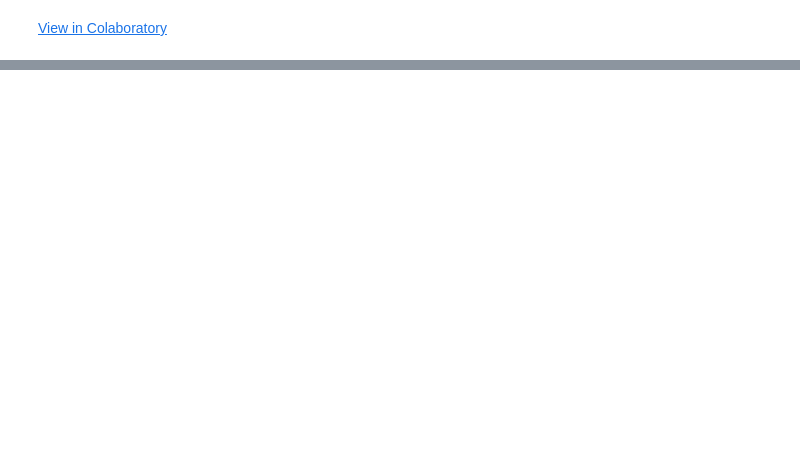
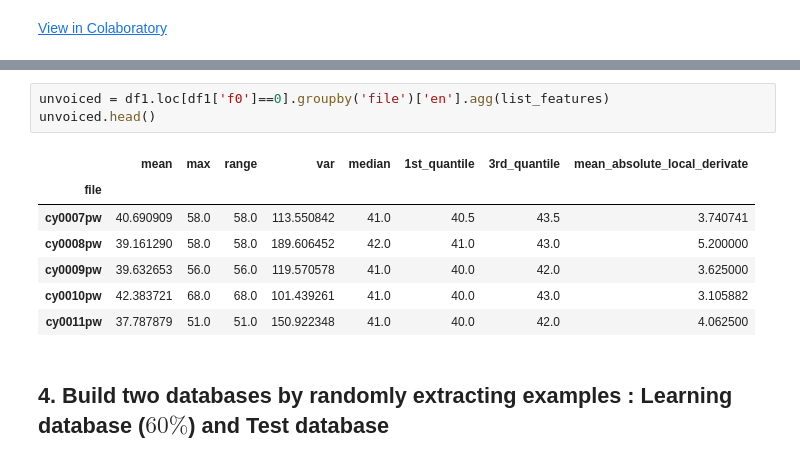
Before and after one commit to youqad/Neurorobotics_Intent-Recognition, a Jupyter notebook: TP_Intent_Recognition.ipynb, the cells around one changed output, grey strips where cells are left out. Cells and saved outputs as stored; diff of their text form; blank space fills up the shorter version.

```diff
--- a/TP_Intent_Recognition.ipynb
+++ b/TP_Intent_Recognition.ipynb
@@ -237,0 +133,13 @@ array([0.5, 1. ])
+# %%
+unvoiced = df1.loc[df1['f0']==0].groupby('file')['en'].agg(list_features)
+unvoiced.head()
+# %% [output]
+|  | mean | max | range | var | median | 1st_quantile | 3rd_quantile | mean_absolute_local_derivate |
+| file |  |  |  |  |  |  |  |  |
+| cy0007pw | 40.690909 | 58.0 | 58.0 | 113.550842 | 41.0 | 40.5 | 43.5 | 3.740741 |
+| cy0008pw | 39.161290 | 58.0 | 58.0 | 189.606452 | 42.0 | 41.0 | 43.0 | 5.200000 |
+| cy0009pw | 39.632653 | 56.0 | 56.0 | 119.570578 | 41.0 | 40.0 | 42.0 | 3.625000 |
+| cy0010pw | 42.383721 | 68.0 | 68.0 | 101.439261 | 41.0 | 40.0 | 43.0 | 3.105882 |
+| cy0011pw | 37.787879 | 51.0 | 51.0 | 150.922348 | 41.0 | 40.0 | 42.0 | 4.062500 |
+# %% [markdown]
+## 4. Build two databases by randomly extracting examples : Learning database ($60\%$) and Test database
```
Also changed, not shown: parts of 40 cells of this notebook.
